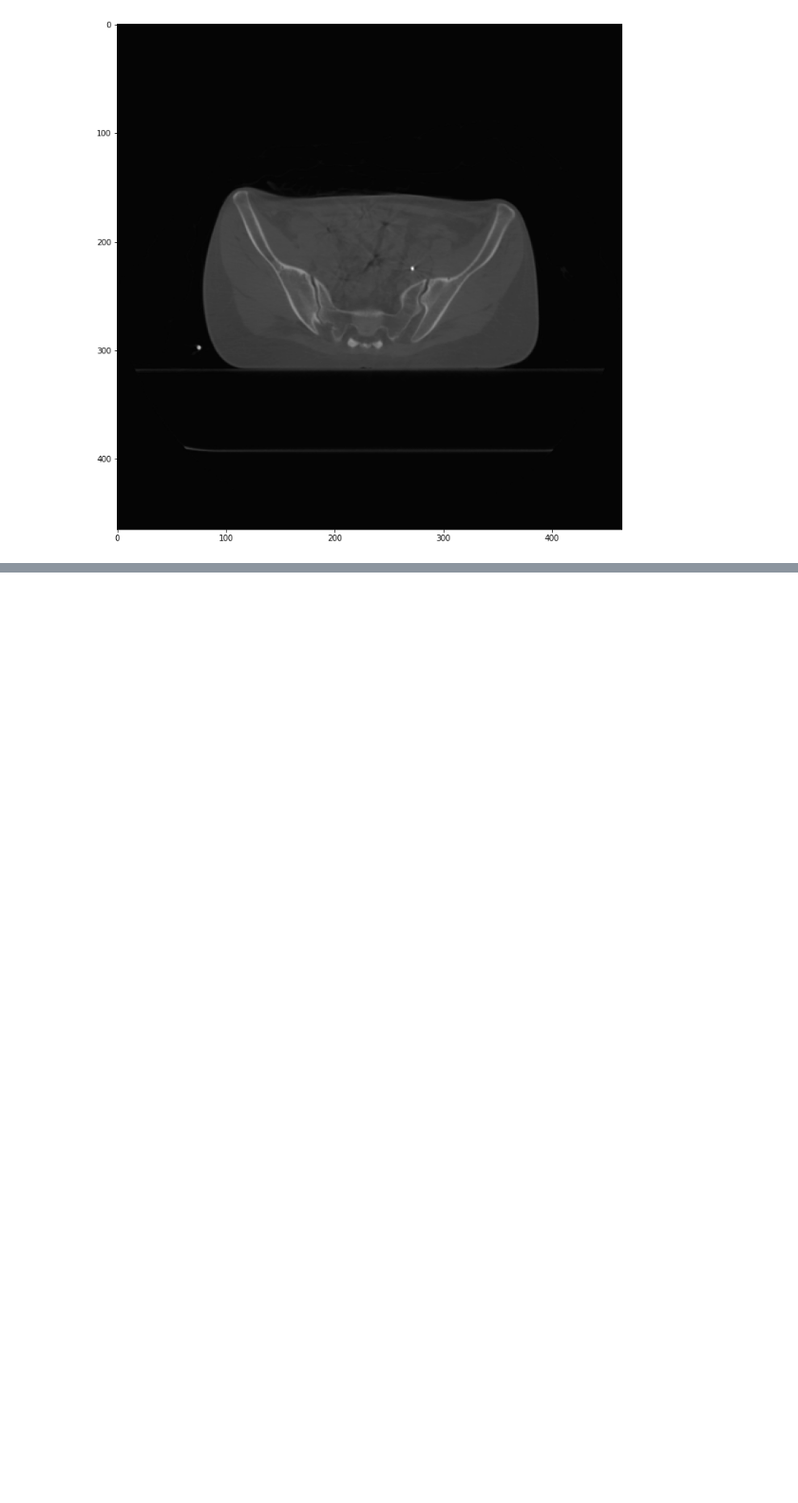
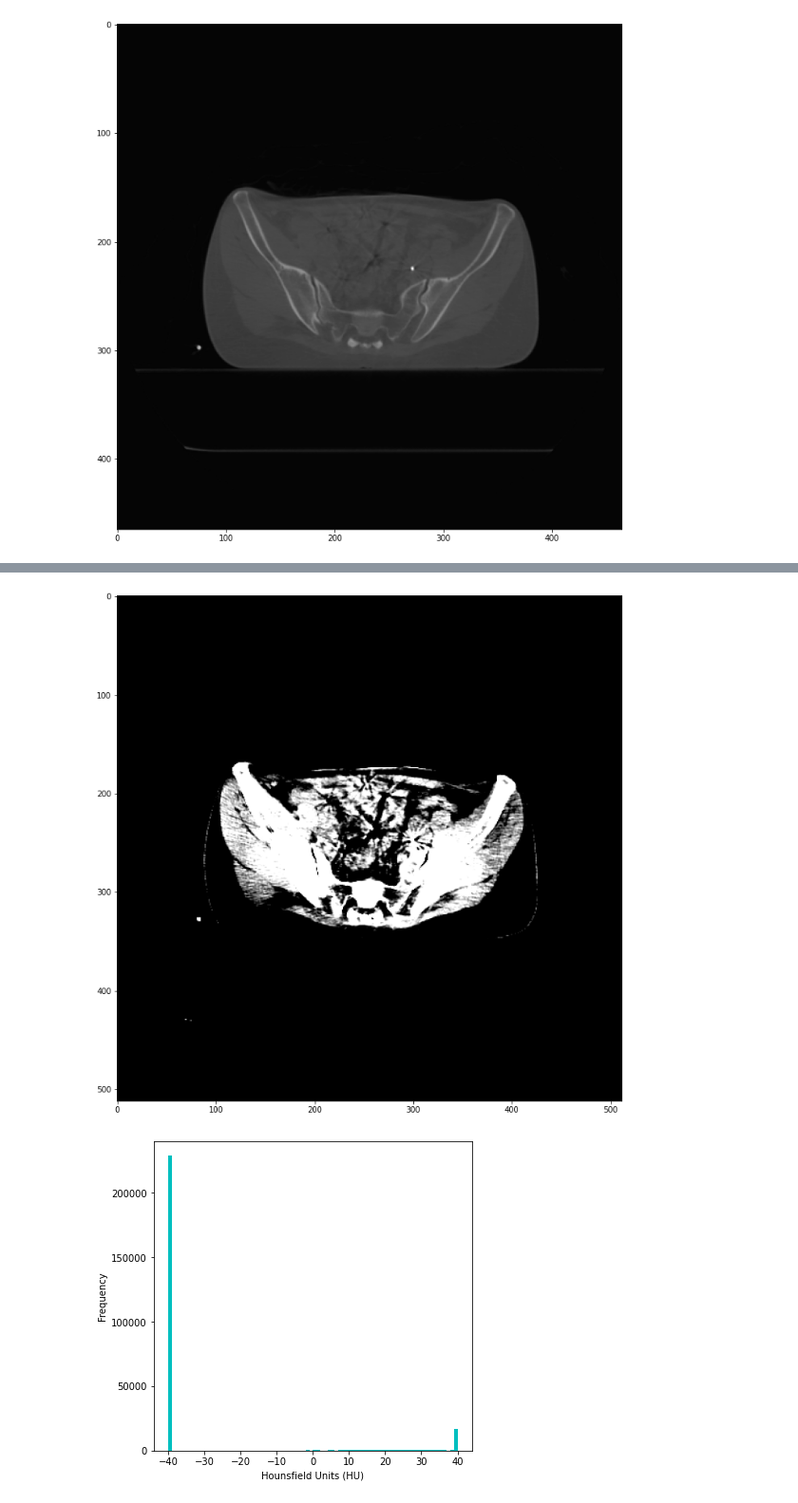
Before and after one commit to jefffang19/cbct, a Jupyter notebook: read_dicom.ipynb, the cells around one changed output, grey strips where cells are left out. Shown at 95% size. Saved outputs shown, nothing was run; the diff lists cells and outputs as text; code cells hidden in the pictures; blank space fills up the shorter version.

Commit message:
Add window size

```diff
--- a/read_dicom.ipynb
+++ b/read_dicom.ipynb
@@ -147,0 +178,19 @@ plt.show()
+# %%
+def hu_window(scan, window_level=40, window_width=80):
+    window = [window_level-window_width, window_width-window_level]
+    scan[scan < window[0]] = window[0]
+    scan[scan > window[1]] = window[1]
+
+    plt.figure(0, figsize=(12,12))
+    plt.imshow(scan, cmap=plt.cm.gray)
+
+    plt.figure(1, figsize=(6,6))
+    plt.hist(scan.flatten(), bins=80, color='c')
+    plt.xlabel("Hounsfield Units (HU)")
+    plt.ylabel("Frequency")
+    plt.show()
+# %%
+hu_window(patient_pixels[60])
+# %% [output]
+[figure, added]
+[figure, added]
```
Also changed, not shown: parts of 8 cells of this notebook, 4 other files.
